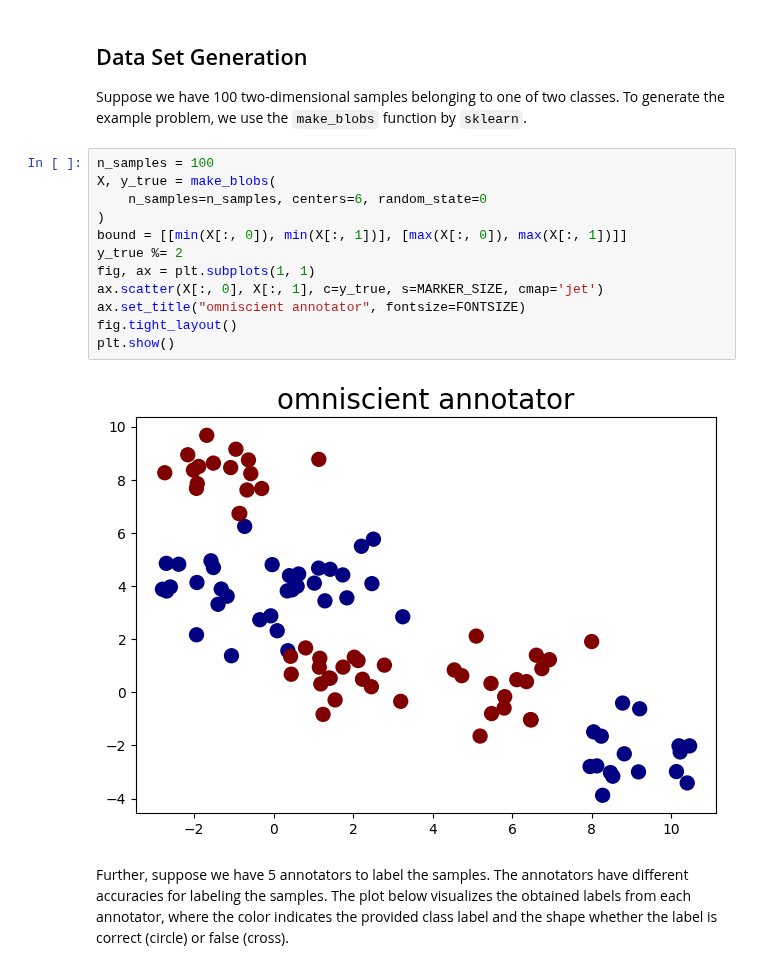
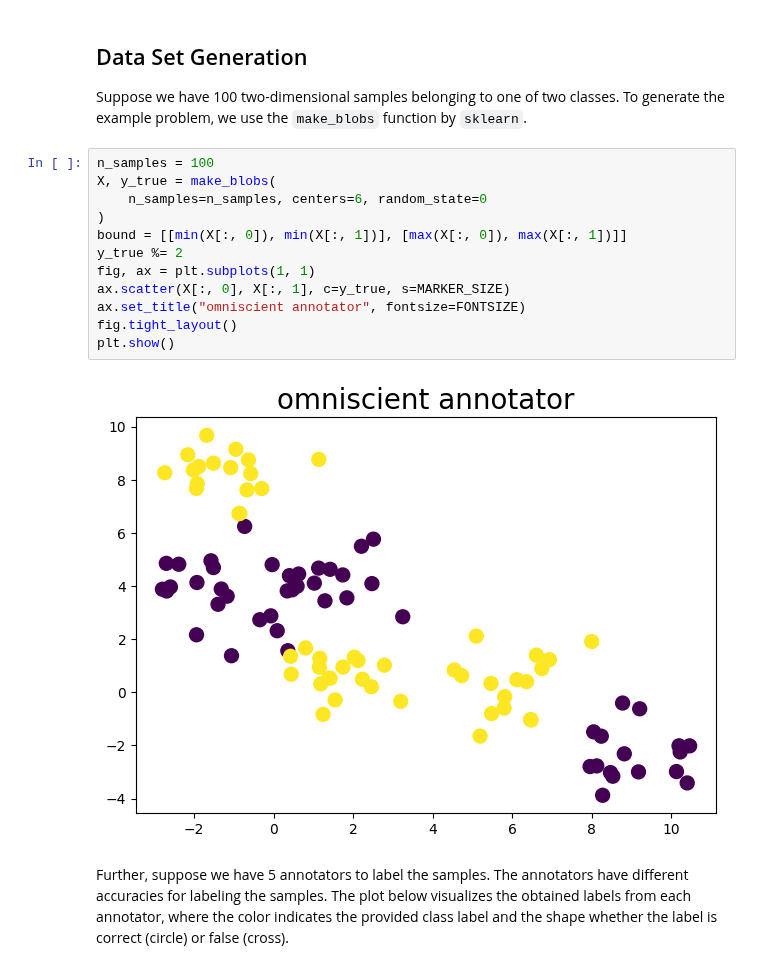
Before and after one commit to George-McNamara-Gov/scikit-activeml-sparse, a Jupyter notebook: tutorials/10_multiple_annotators_getting_started.ipynb, the cells around one changed output. Cells and saved outputs as stored; diff of their text form.

```diff
--- a/tutorials/10_multiple_annotators_getting_started.ipynb
+++ b/tutorials/10_multiple_annotators_getting_started.ipynb
@@ -41,17 +37,17 @@ Suppose we have 100 two-dimensional samples belonging to one of two classes. To
 # %%
 n_samples = 100
 X, y_true = make_blobs(
     n_samples=n_samples, centers=6, random_state=0
 )
 bound = [[min(X[:, 0]), min(X[:, 1])], [max(X[:, 0]), max(X[:, 1])]]
 y_true %= 2
 fig, ax = plt.subplots(1, 1)
-ax.scatter(X[:, 0], X[:, 1], c=y_true, s=MARKER_SIZE, cmap='jet')
+ax.scatter(X[:, 0], X[:, 1], c=y_true, s=MARKER_SIZE)
 ax.set_title("omniscient annotator", fontsize=FONTSIZE)
 fig.tight_layout()
 plt.show()
 # %% [output]
-[figure, old version]
+[figure, new version]
 # %% [markdown]
 Further, suppose we have 5 annotators to label the samples. The annotators have different accuracies for labeling the samples. The plot below visualizes the obtained labels from each annotator, where the color indicates the provided class label and the shape whether the label is correct (circle) or false (cross).
 # %%
```
Also changed, not shown: parts of 5 cells of this notebook.
